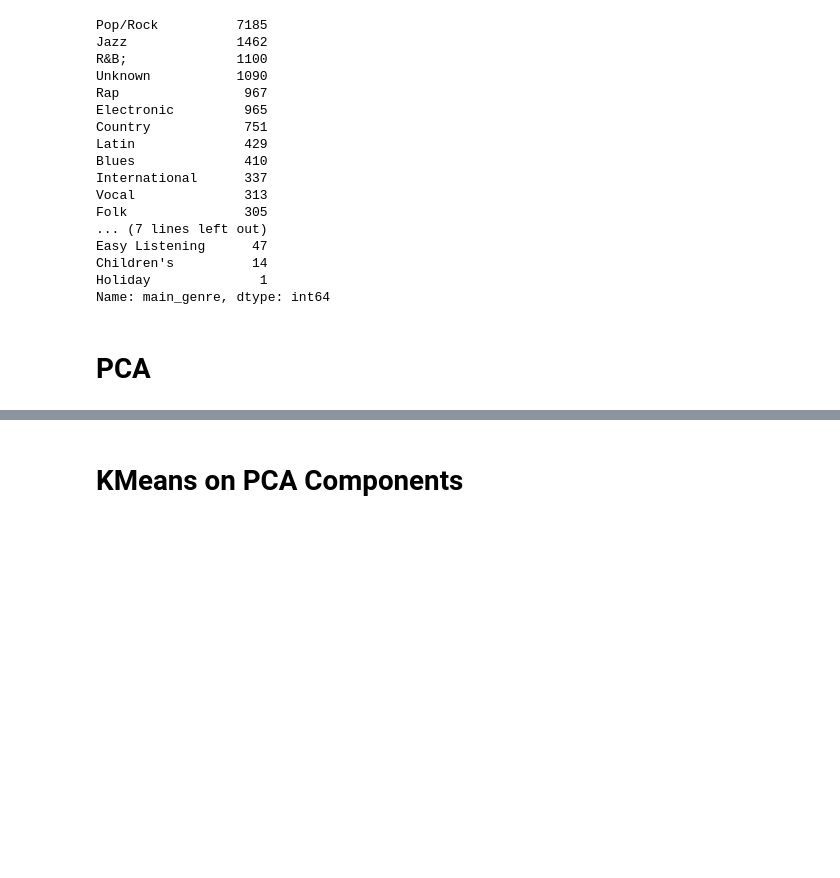
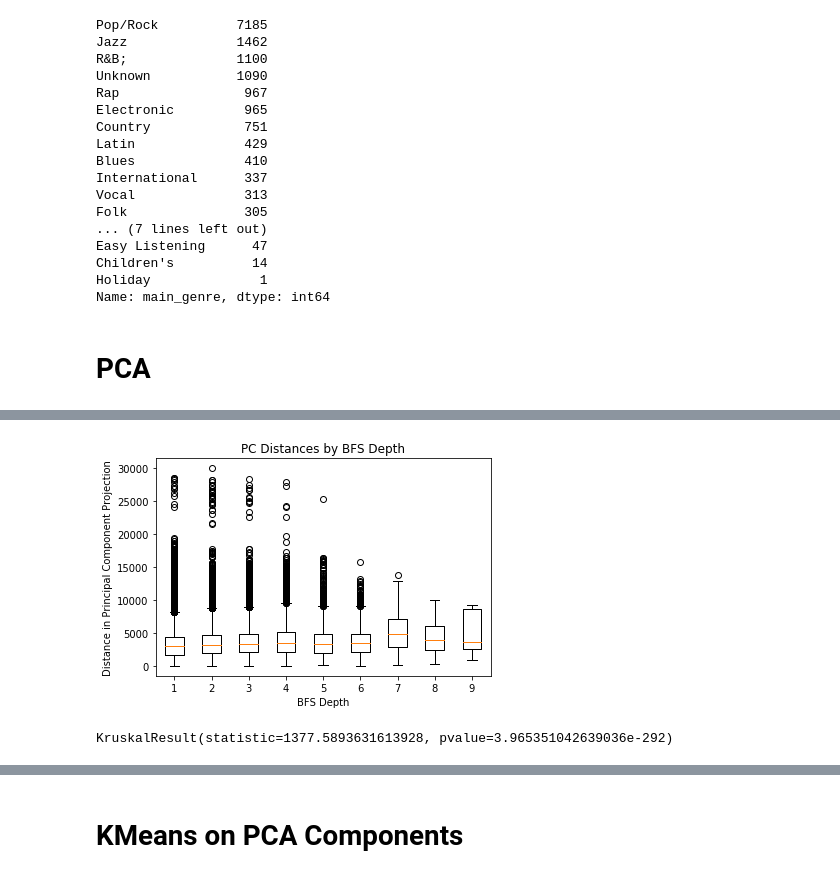
Before and after one commit to wzeyuann/music_influence, a Jupyter notebook: Dimensionality_Reduction.ipynb, the cells around one changed output, grey strips where cells are left out. Drawn from its saved outputs; the diff is of its cells as text; code cells hidden in the pictures; blank space fills up the shorter version.

```diff
--- a/Dimensionality_Reduction.ipynb
+++ b/Dimensionality_Reduction.ipynb
@@ -91,0 +202,13 @@ plt.title('First 2 Principle Components of MFCC Features')
+# %%
+plt.title('PC Distances by BFS Depth')
+plt.boxplot(distances_list)
+plt.xlabel('BFS Depth')
+plt.ylabel('Distance in Principal Component Projection')
+plt.show()
+# %% [output]
+[figure, added]
+# %%
+# Nonparametric Kruskal-Wallis H-test for equality of population medians
+stats.kruskal(*distances_list)
+# %% [output]
+KruskalResult(statistic=1377.5893631613928, pvalue=3.965351042639036e-292)
```
Also changed, not shown: parts of 26 cells of this notebook, 9 other files.
